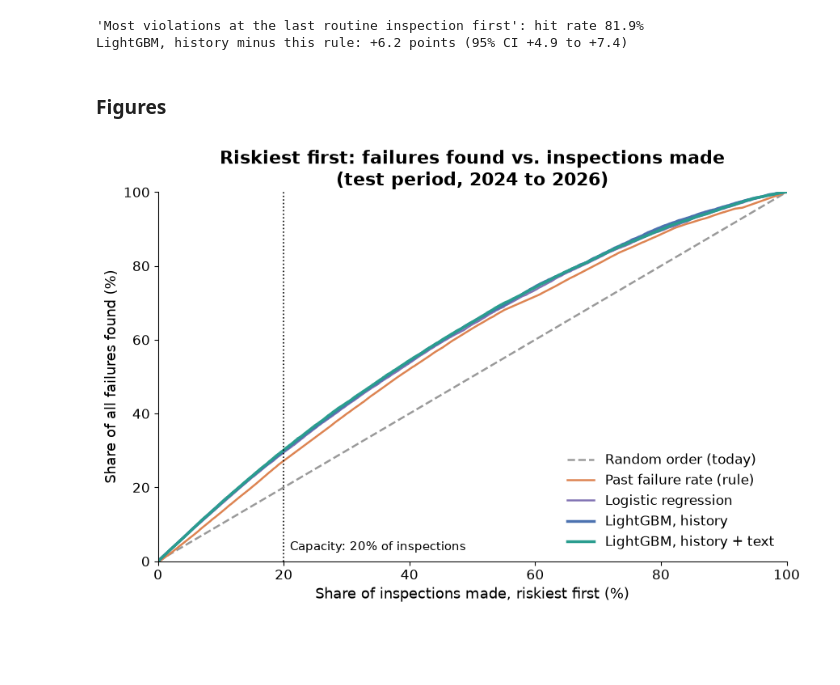
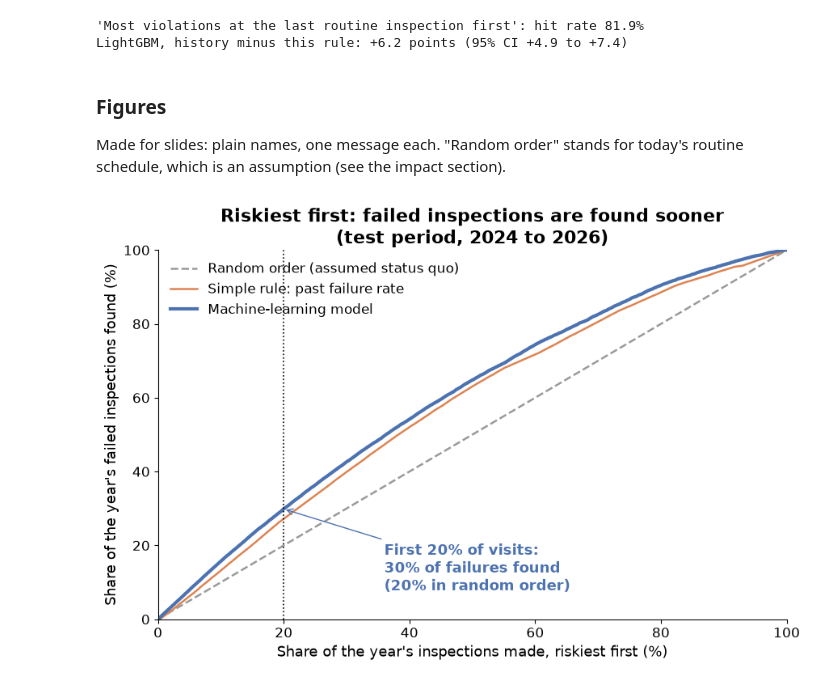
Before and after one commit to nh13120/boston-restaurant-inspection-risk, a Jupyter notebook: notebooks/04_results.ipynb, the cells around one changed output. Cells and saved outputs as stored; diff of their text form; code cells hidden in the pictures; blank space fills up the shorter version.

```diff
--- a/notebooks/04_results.ipynb
+++ b/notebooks/04_results.ipynb
@@ -168,10 +168,13 @@ print(f"{E.MODEL_LABELS[FINAL]} minus this rule: {d * 100:+.1f} points (95% CI {
 LightGBM, history minus this rule: +6.2 points (95% CI +4.9 to +7.4)
 # %% [markdown]
 ### Figures
+
+Made for slides: plain names, one message each. "Random order" stands for today's routine schedule, which is an assumption (see the impact section).
 # %%
-fig = E.plot_gains(y_test, test_scores, "Riskiest first: failures found vs. inspections made\n(test period, 2024 to 2026)",
-                   path="../results/figures/gains_curve_test.png")
+shown = {name: test_scores[name] for name in ["B0_random", "B1_past_fail_rate", FINAL]}
+fig = E.plot_gains(y_test, shown, "Riskiest first: failed inspections are found sooner\n(test period, 2024 to 2026)",
+                   path="../results/figures/gains_curve_test.png", highlight=FINAL)
 plt.show()
 # %% [output]
-[figure, old version]
+[figure, new version]
 # %%
```
Also changed, not shown: parts of 13 cells of this notebook, 12 other files.
